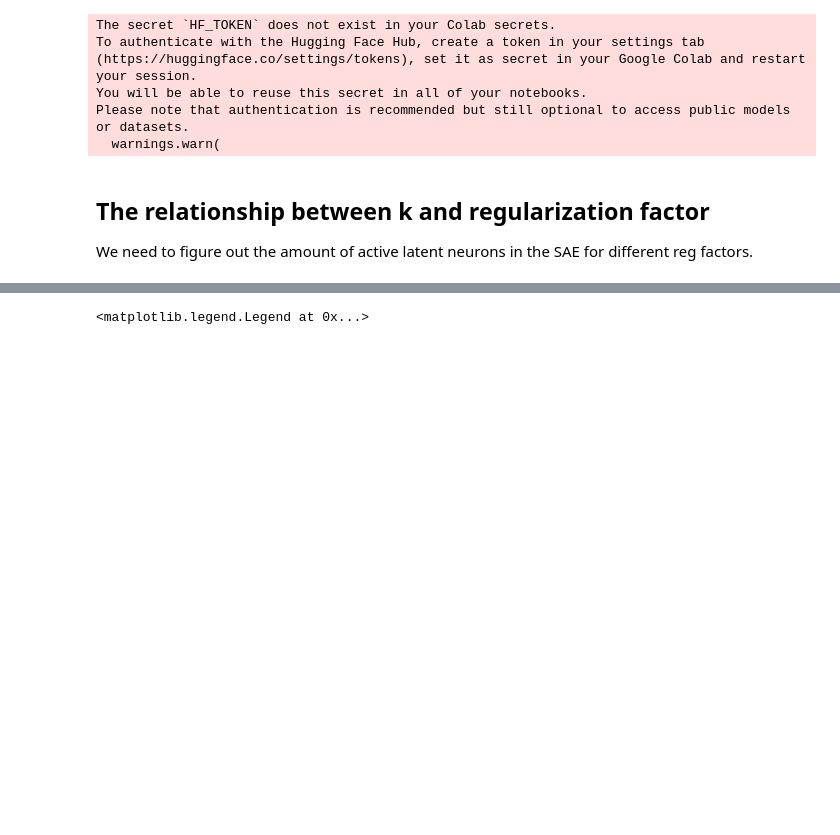
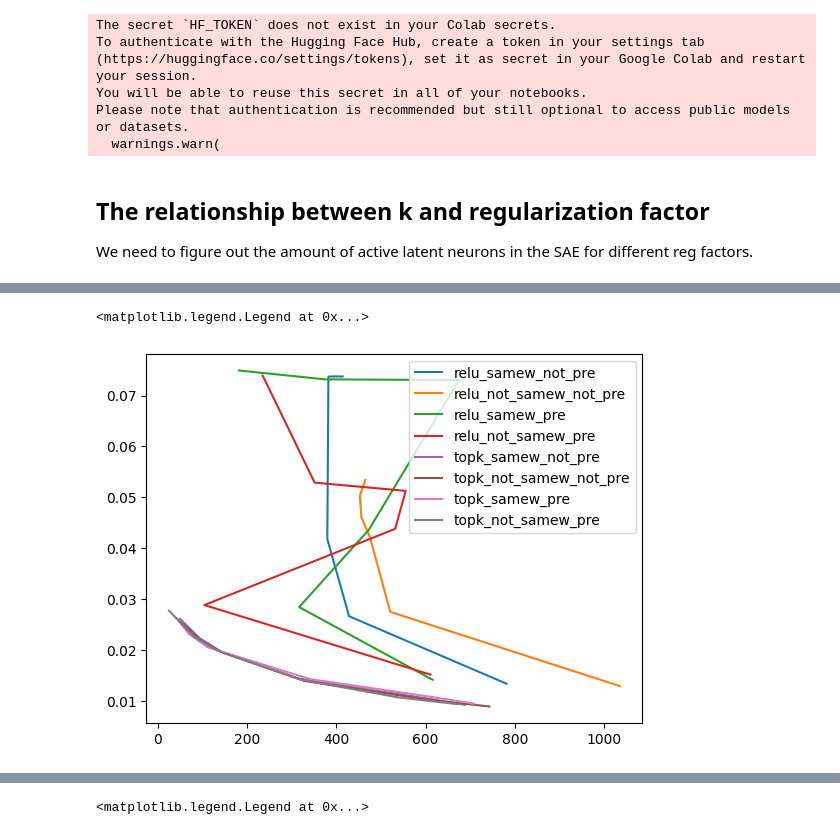
Before and after one commit to MarkusSibbesen/mechinterp_research_project, a Jupyter notebook: gridsearch_small_sae.ipynb, the cells around one changed output, grey strips where cells are left out. Drawn from its saved outputs; the diff is of its cells as text; code cells hidden in the pictures; blank space fills up the shorter version.

```diff
--- a/gridsearch_small_sae.ipynb
+++ b/gridsearch_small_sae.ipynb
@@ -300,0 +385,30 @@ plt.legend()
+# %%
+trainers = relu_samew_not_pre
+plt.plot(get_active_n_batch(trainers), get_loss_relu(trainers), label='relu_samew_not_pre')
+
+trainers = relu_not_samew_not_pre
+plt.plot(get_active_n_batch(trainers), get_loss_relu(trainers), label='relu_not_samew_not_pre')
+
+trainers = relu_samew_pre
+plt.plot(get_active_n_batch(trainers), get_loss_relu(trainers), label='relu_samew_pre')
+
+trainers = relu_not_samew_pre
+plt.plot(get_active_n_batch(trainers), get_loss_relu(trainers), label='relu_not_samew_pre')
+
+
+trainers = topk_samew_not_pre
+plt.plot(get_active_n_batch(trainers), get_loss_topk(trainers), label='topk_samew_not_pre')
+
+trainers = topk_not_samew_not_pre
+plt.plot(get_active_n_batch(trainers), get_loss_topk(trainers), label='topk_not_samew_not_pre')
+
+trainers = topk_samew_pre
+plt.plot(get_active_n_batch(trainers), get_loss_topk(trainers), label='topk_samew_pre')
+
+trainers = topk_not_samew_pre
+plt.plot(get_active_n_batch(trainers), get_loss_topk(trainers), label='topk_not_samew_pre')
+
+plt.legend()
+# %% [output]
+<matplotlib.legend.Legend at 0x...>
+[figure, added]
```
Also changed, not shown: parts of 11 cells of this notebook.
